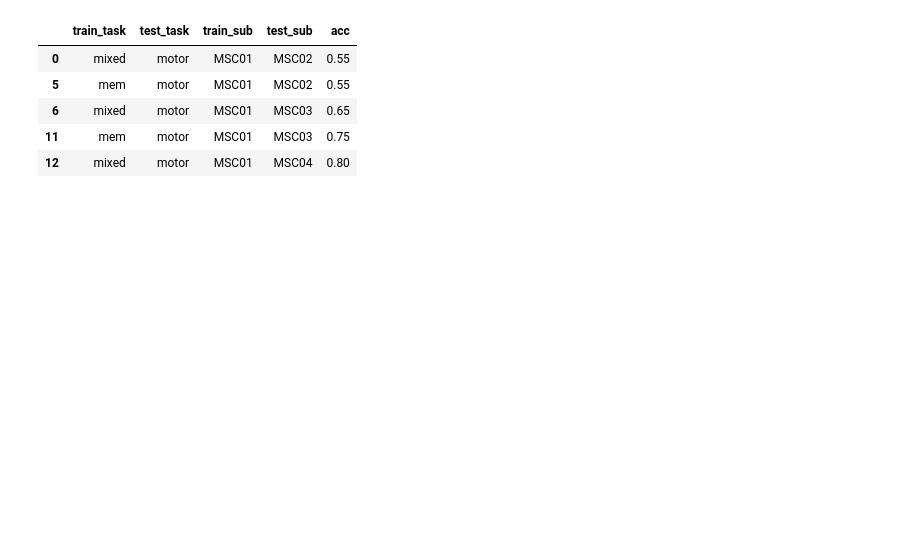
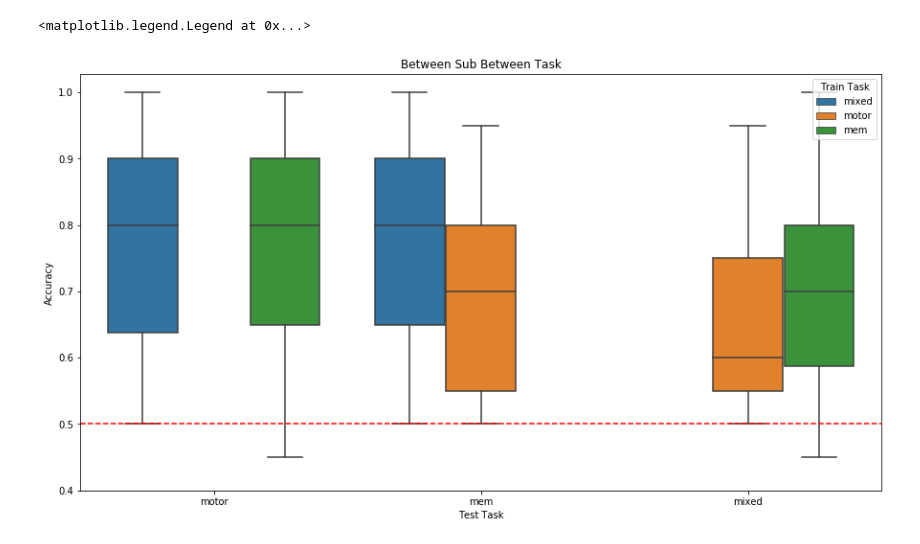
Before and after one commit to GrattonLab/MSC_Alexis, a Jupyter notebook: analysis/code/MVPA/SVC/debug.ipynb, the cells around one changed output. Cells and saved outputs as stored; diff of their text form; code cells hidden in the pictures; blank space fills up the shorter version.

Commit message:
improvingn plots

```diff
--- a/analysis/code/MVPA/SVC/debug.ipynb
+++ b/analysis/code/MVPA/SVC/debug.ipynb
@@ -818,9 +714,36 @@ task_df=grouped_df.get_group('motor')
-# %%
-task_df.head()
-# %% [output]
-|  | train_task | test_task | train_sub | test_sub | acc |
-| 0 | mixed | motor | MSC01 | MSC02 | 0.55 |
-| 5 | mem | motor | MSC01 | MSC02 | 0.55 |
-| 6 | mixed | motor | MSC01 | MSC03 | 0.65 |
-| 11 | mem | motor | MSC01 | MSC03 | 0.75 |
-| 12 | mixed | motor | MSC01 | MSC04 | 0.80 |
+# %%
+"""
+
+mu=avgCV.mean()
+sd=avgCV.std()
+df=pd.DataFrame({'Mean':mu, 'Std':sd})
+"""
+# %%
+"""df.drop(['train_sub', 'test_sub'], axis=1, inplace=True)
+mean=df.groupby('task').mean()
+mean.rename(columns={'acc':'Mean'},inplace=True)
+sd=df.groupby('task').std()
+mean['Std']=sd['acc']
+"""
+# %%
+
+df.drop(['train_sub', 'test_sub'], axis=1, inplace=True)
+stats=df.groupby(['test_task', 'train_task']).mean()
+stats.rename(columns={'acc':'Mean'}, inplace=True)
+sd=df.groupby(['test_task', 'train_task']).std()
+stats['Std']=sd['acc']
+stats.reset_index(inplace=True)
+# %%
+import seaborn as sns
+from matplotlib import pyplot as plt
+plt.figure(figsize=(15,8))
+ax=sns.boxplot(x='test_task', y='acc', hue='train_task', data=df)
+ax.axhline(.50, ls='--', color='r')
+ax.set(ylim=(.4))
+ax.set_title('Between Sub Between Task')
+ax.set_xlabel('Test Task')
+ax.set_ylabel('Accuracy')
+ax.legend(title='Train Task',loc='upper right')
+# %% [output]
+<matplotlib.legend.Legend at 0x...>
+[figure, added]
```
Also changed, not shown: parts of 26 cells of this notebook, 8 other files.
